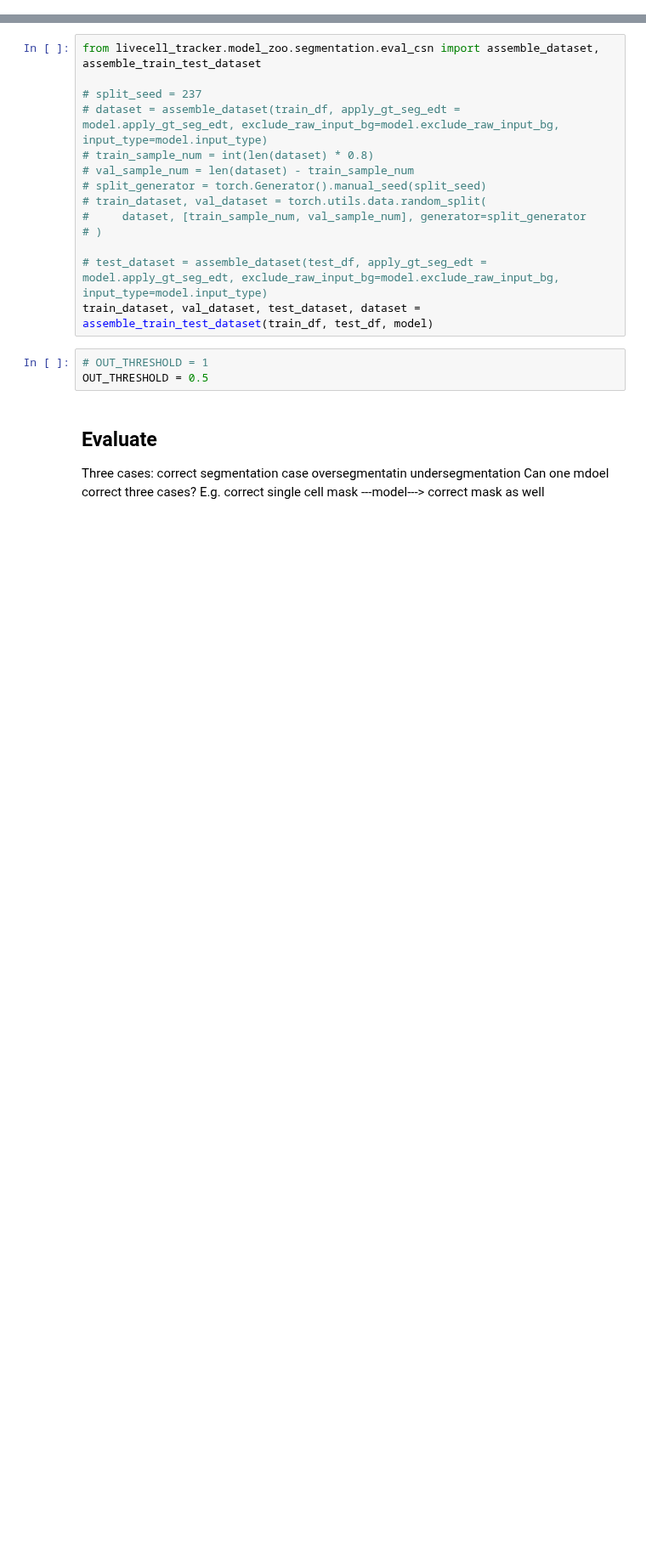
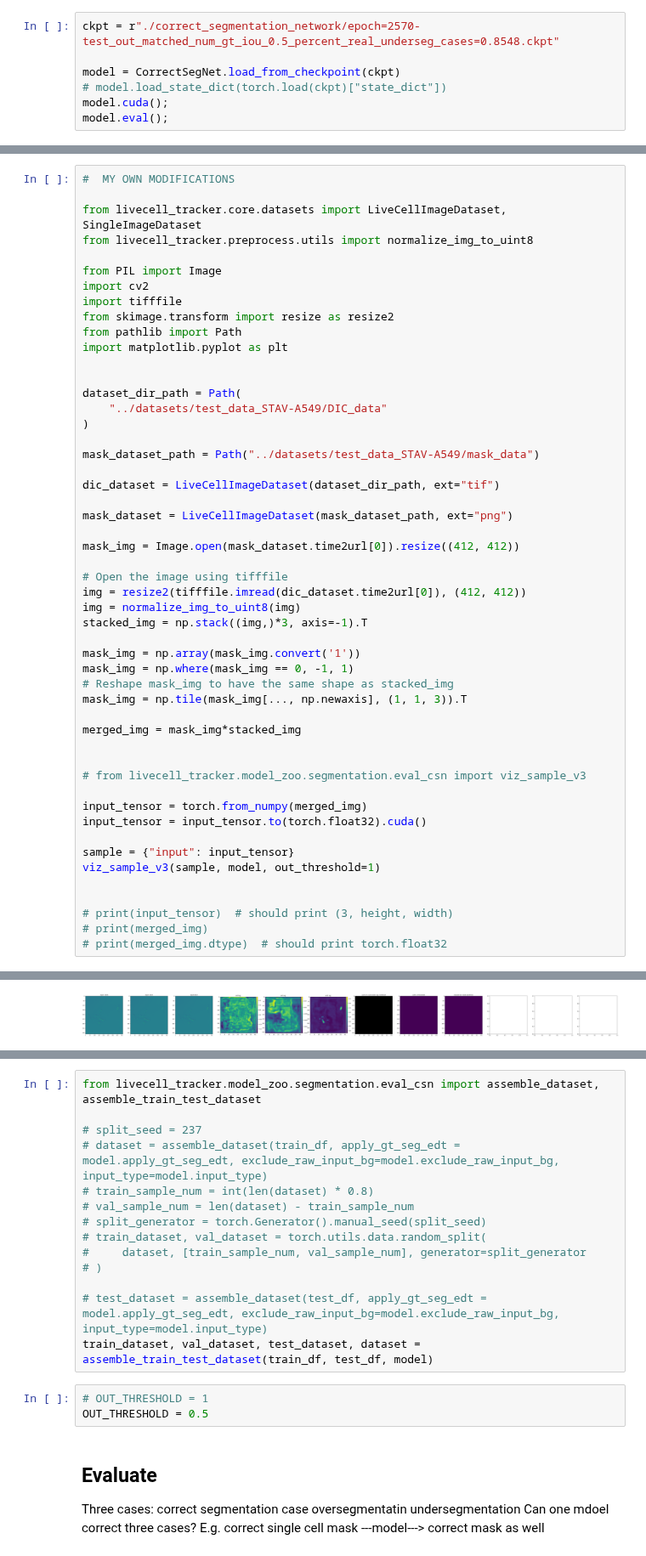
Before and after one commit to xing-lab-pitt/livecellx, a Jupyter notebook: notebooks/segment_evaluate_csn.ipynb, the cells around one changed output, grey strips where cells are left out. Shown at 85% size. Cells and saved outputs as stored; diff of their text form; blank space fills up the shorter version.

```diff
--- a/notebooks/segment_evaluate_csn.ipynb
+++ b/notebooks/segment_evaluate_csn.ipynb
@@ -22,0 +17,7 @@ torch.manual_seed(237)
+# %%
+ckpt = r"./correct_segmentation_network/epoch=2570-test_out_matched_num_gt_iou_0.5_percent_real_underseg_cases=0.8548.ckpt"
+
+model = CorrectSegNet.load_from_checkpoint(ckpt)
+# model.load_state_dict(torch.load(ckpt)["state_dict"])
+model.cuda();
+model.eval();
@@ -22,0 +129,52 @@ torch.manual_seed(237)
+# %%
+#  MY OWN MODIFICATIONS
+
+from livecell_tracker.core.datasets import LiveCellImageDataset, SingleImageDataset
+from livecell_tracker.preprocess.utils import normalize_img_to_uint8
+
+from PIL import Image
+import cv2
+import tifffile
+from skimage.transform import resize as resize2
+from pathlib import Path
+import matplotlib.pyplot as plt
+
+
+dataset_dir_path = Path(
+    "../datasets/test_data_STAV-A549/DIC_data"
+)
+
+mask_dataset_path = Path("../datasets/test_data_STAV-A549/mask_data")
+
+dic_dataset = LiveCellImageDataset(dataset_dir_path, ext="tif")
+
+mask_dataset = LiveCellImageDataset(mask_dataset_path, ext="png")
+
+mask_img = Image.open(mask_dataset.time2url[0]).resize((412, 412))
+
+# Open the image using tifffile
+img = resize2(tifffile.imread(dic_dataset.time2url[0]), (412, 412))
+img = normalize_img_to_uint8(img)
+stacked_img = np.stack((img,)*3, axis=-1).T
+
+mask_img = np.array(mask_img.convert('1'))
+mask_img = np.where(mask_img == 0, -1, 1)
+# Reshape mask_img to have the same shape as stacked_img
+mask_img = np.tile(mask_img[..., np.newaxis], (1, 1, 3)).T
+
+merged_img = mask_img*stacked_img
+
+
+# from livecell_tracker.model_zoo.segmentation.eval_csn import viz_sample_v3
+
+input_tensor = torch.from_numpy(merged_img)
+input_tensor = input_tensor.to(torch.float32).cuda()
+
+sample = {"input": input_tensor}
+viz_sample_v3(sample, model, out_threshold=1)
+
+
+# print(input_tensor)  # should print (3, height, width)
+# print(merged_img)
+# print(merged_img.dtype)  # should print torch.float32
+# %% [output]
@@ -22,0 +183 @@ torch.manual_seed(237)
+[figure, added]
```
Also changed, not shown: parts of 32 cells of this notebook, 8 other files.
